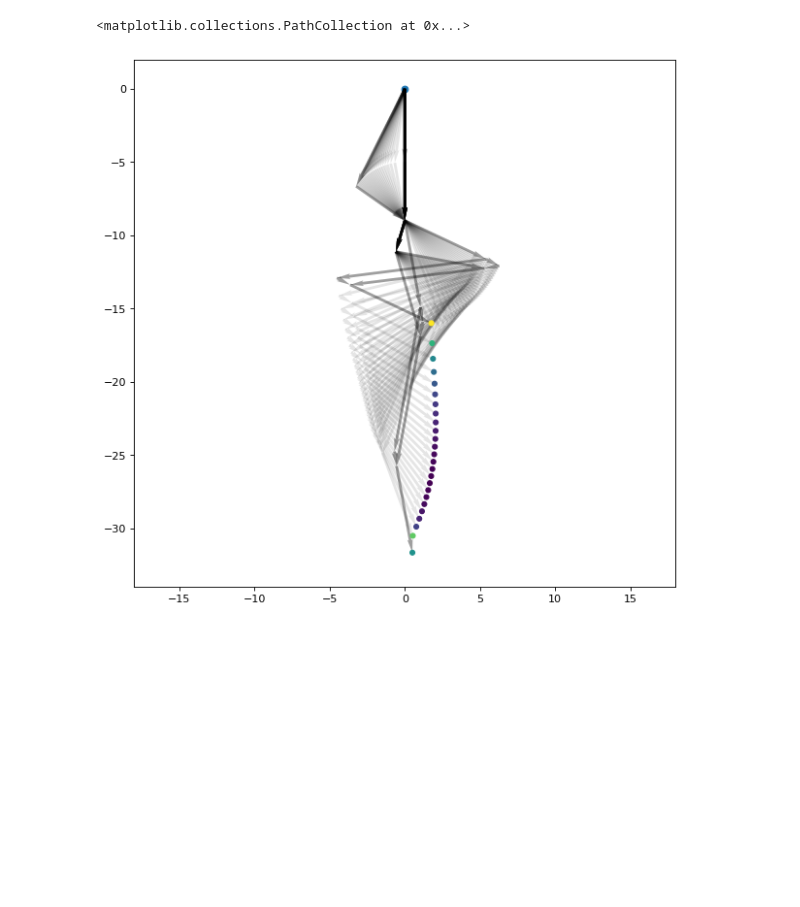
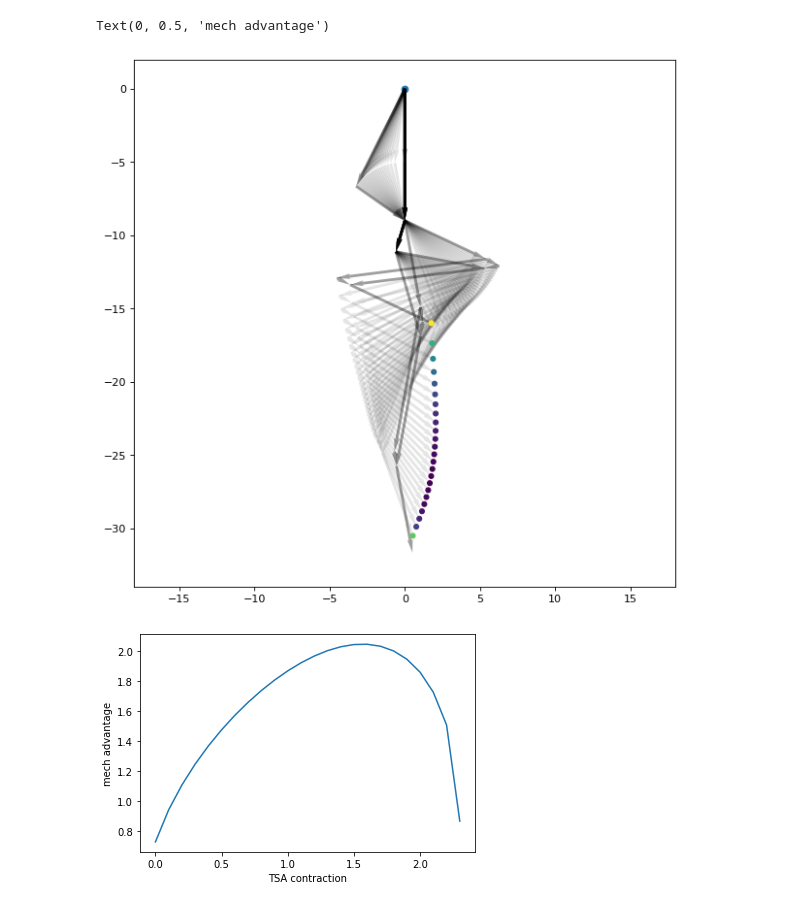
Before and after one commit to qwertpas/saltosim, a Jupyter notebook: notebooks/linkage.ipynb, the cells around one changed output. Saved outputs shown, nothing was run; the diff lists cells and outputs as text; code cells hidden in the pictures; blank space fills up the shorter version.

Commit message:
mech advatange plot

```diff
--- a/notebooks/linkage.ipynb
+++ b/notebooks/linkage.ipynb
@@ -166,34 +166,46 @@ plt.scatter(0, 0)
 
 min_Lx = 5.0
 max_Lx = 7.4
 
 Lx = min_Lx
 plotLinks('k', 0.3)
 Lx = max_Lx
 plotLinks('k', 0.3)
 
 
 foot_xs = []
 foot_ys = []
+Lxs = np.arange(min_Lx, max_Lx, step=0.1)
 
-for testcase in np.arange(min_Lx, max_Lx, step=0.1):
+for testcase in Lxs:
     Lx = testcase
     footpos, root = solveLegPos(sample_guess, doPlot=False)
 
     plotLinks('k', 0.1)
 
 
     foot_xs.append(footpos[0])
     foot_ys.append(footpos[1])
 
 
-foot_vs = [0.9395923872313183]
+foot_vs = []
 for i in range(1, len(foot_xs)):
     foot_vs.append(np.linalg.norm([foot_xs[i] - foot_xs[i-1], foot_ys[i] - foot_ys[i-1]]))
 
-# print(foot_vs)
+
+foot_xs = foot_xs[1:]
+foot_ys = foot_ys[1:]
+Lxs = Lxs[1:]
 
 plt.scatter(foot_xs, foot_ys, c=foot_vs, s=20)
+
+plt.figure()
+
+ma = [1/x for x in foot_vs]
+plt.plot(max(Lxs)-Lxs, ma)
+plt.xlabel('TSA contraction')
+plt.ylabel('mech advantage')
 # %% [output]
-<matplotlib.collections.PathCollection at 0x...>
+Text(0, 0.5, 'mech advantage')
 [figure]
+[figure, added]
```
